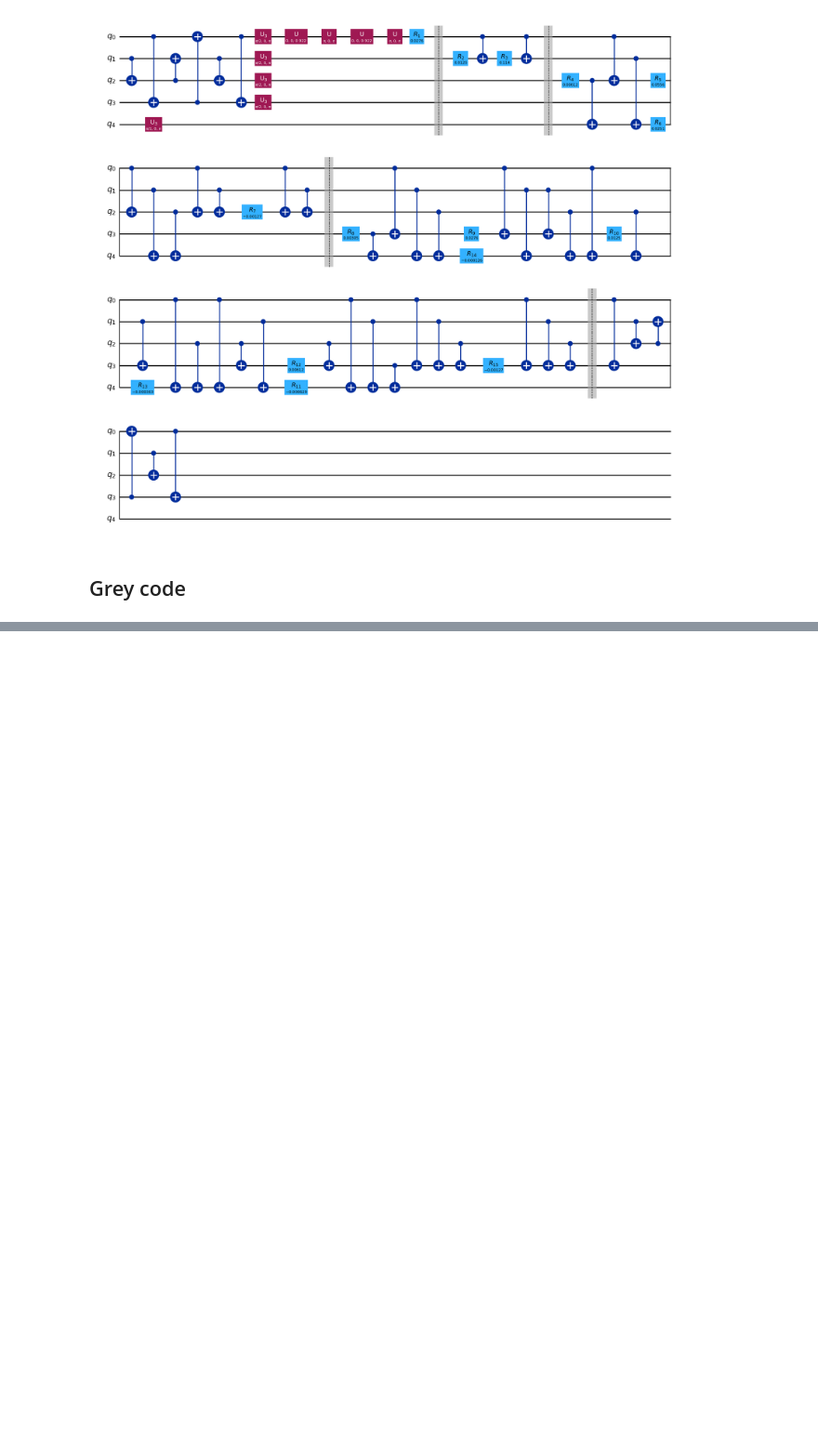
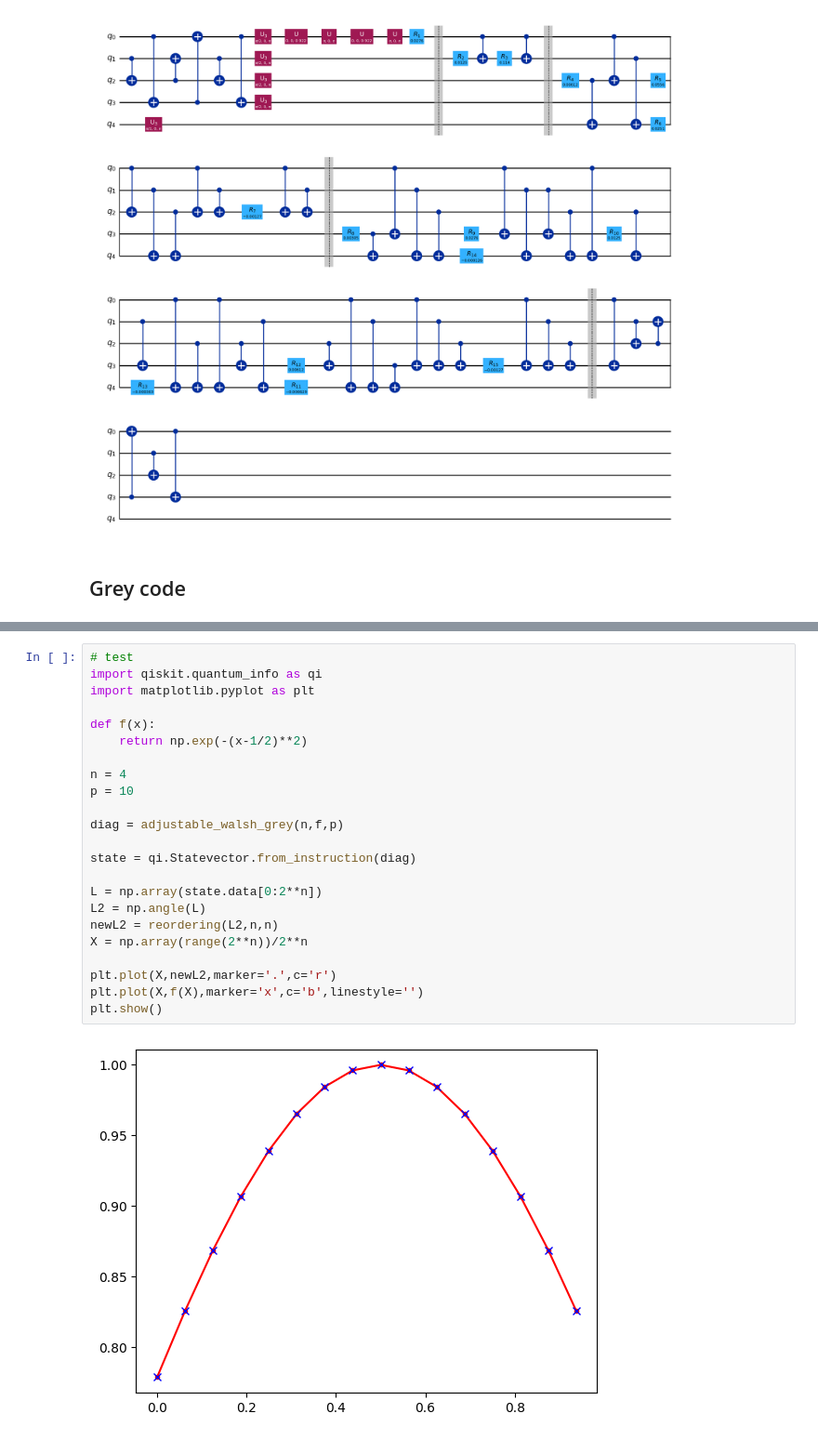
Before and after one commit to ugo-nzongani/Adjustable-depth-quantum-circuit-for-diagonal-unitary-and-QSP, a Jupyter notebook: 2024.ipynb, the cells around one changed output, grey strips where cells are left out. Shown at 93% size. Cells and saved outputs as stored; diff of their text form; blank space fills up the shorter version.

```diff
--- a/2024.ipynb
+++ b/2024.ipynb
@@ -911,0 +938,25 @@ def copy(reg1,reg2):
+# %%
+# test
+import qiskit.quantum_info as qi
+import matplotlib.pyplot as plt
+
+def f(x):
+    return np.exp(-(x-1/2)**2)
+
+n = 4
+p = 10
+
+diag = adjustable_walsh_grey(n,f,p)
+
+state = qi.Statevector.from_instruction(diag)
+
+L = np.array(state.data[0:2**n])
+L2 = np.angle(L)
+newL2 = reordering(L2,n,n)
+X = np.array(range(2**n))/2**n
+
+plt.plot(X,newL2,marker='.',c='r')
+plt.plot(X,f(X),marker='x',c='b',linestyle='')
+plt.show()
+# %% [output]
+[figure, added]
```
Also changed, not shown: parts of 9 cells of this notebook.
